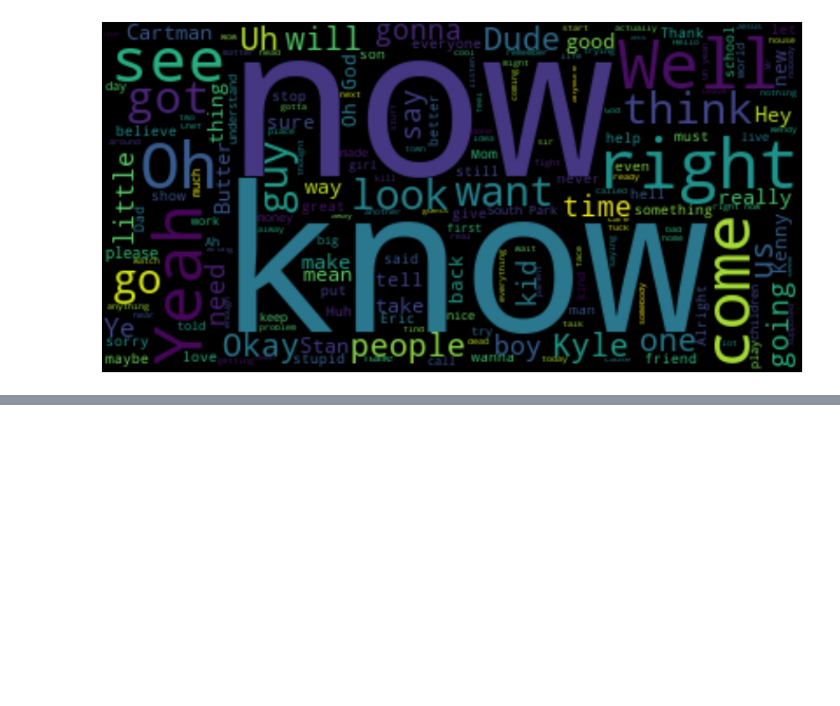
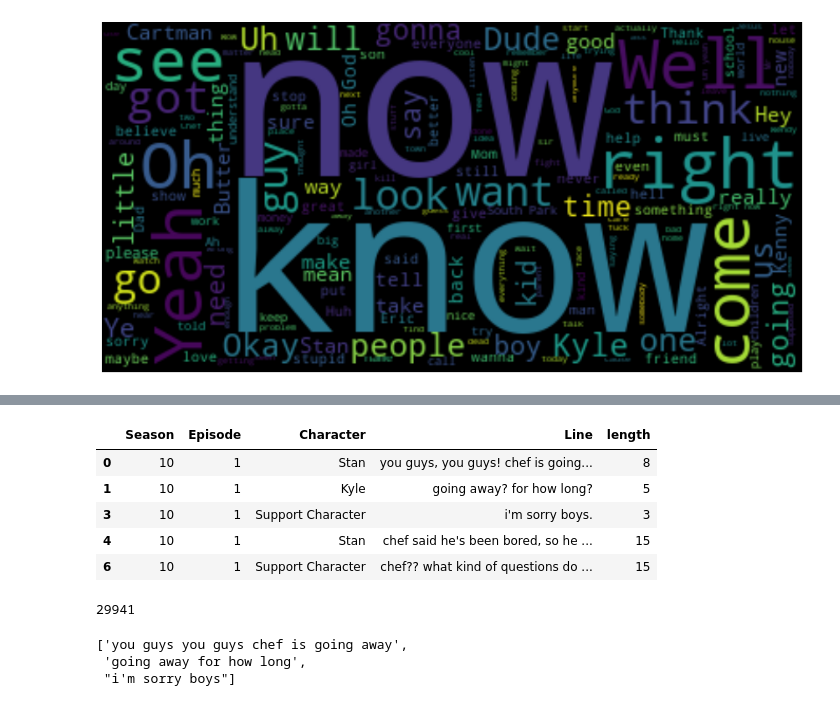
Before and after one commit to twillstw/NLP-with-South-Park, a Jupyter notebook: reports/sp_scratchpad.ipynb, the cells around one changed output, grey strips where cells are left out. Saved outputs shown, nothing was run; the diff lists cells and outputs as text; code cells hidden in the pictures; blank space fills up the shorter version.

```diff
--- a/reports/sp_scratchpad.ipynb
+++ b/reports/sp_scratchpad.ipynb
@@ -270,0 +346,17 @@ _ = plt.axis('off')
+# %%
+# Set up the data
+lines = pd.read_csv('../data/All-seasons.csv')
+
+lines = lines[lines.Season != 'Season']
+
+lines[['Season', 'Episode']] = lines[['Season', 'Episode']].astype('int64')
+
+support_chars = ['Mr. Garrison', 'Chef', 'Sharon',\
+                 'Mr. Mackey', 'Gerald', 'Liane', 'Sheila',\
+                 'Stephen', 'Ms. Garrison', 'Mrs. Garrison']
+
+lines.loc[lines.Character.isin(support_chars), 'Character'] = 'Support Character'
+
+final_labels = ['Cartman', 'Stan', 'Kyle', 'Butters', 'Randy', 'Support Character']
+
+lines_final = lines[lines.Character.isin(final_labels)]
@@ -270,0 +372,5 @@ _ = plt.axis('off')
+# %%
+import re, string
+
+lines_final = lines_final.replace('\\n', '', regex=True)
+lines_final['Line'] = lines_final['Line'].str.lower()
@@ -270,0 +386,33 @@ _ = plt.axis('off')
+# %%
+lines_final['length'] = ''
+
+for i, row in lines_final.iterrows():
+    lines_final.loc[i, 'length'] = len(lines_final.loc[i, 'Line'].split())
+# %%
+lines_long = lines_final[lines_final.length > 2]
+
+lines_long.head()
+# %% [output]
+|  | Season | Episode | Character | Line | length |
+| 0 | 10 | 1 | Stan | you guys, you guys! chef is going... | 8 |
+| 1 | 10 | 1 | Kyle | going away? for how long? | 5 |
+| 3 | 10 | 1 | Support Character | i'm sorry boys. | 3 |
+| 4 | 10 | 1 | Stan | chef said he's been bored, so he ... | 15 |
+| 6 | 10 | 1 | Support Character | chef?? what kind of questions do ... | 15 |
+# %%
+len(lines_long)
+# %% [output]
+29941
+# %%
+import re, string
+
+corpus = lines_long.Line.tolist()
+
+for line in range(len(corpus)):
+    corpus[line] = " ".join(word.strip(string.punctuation) for word in corpus[line].split())
+
+corpus[:3]
+# %% [output]
+['you guys you guys chef is going away',
+ 'going away for how long',
+ "i'm sorry boys"]
```
Also changed, not shown: parts of 37 cells of this notebook.
